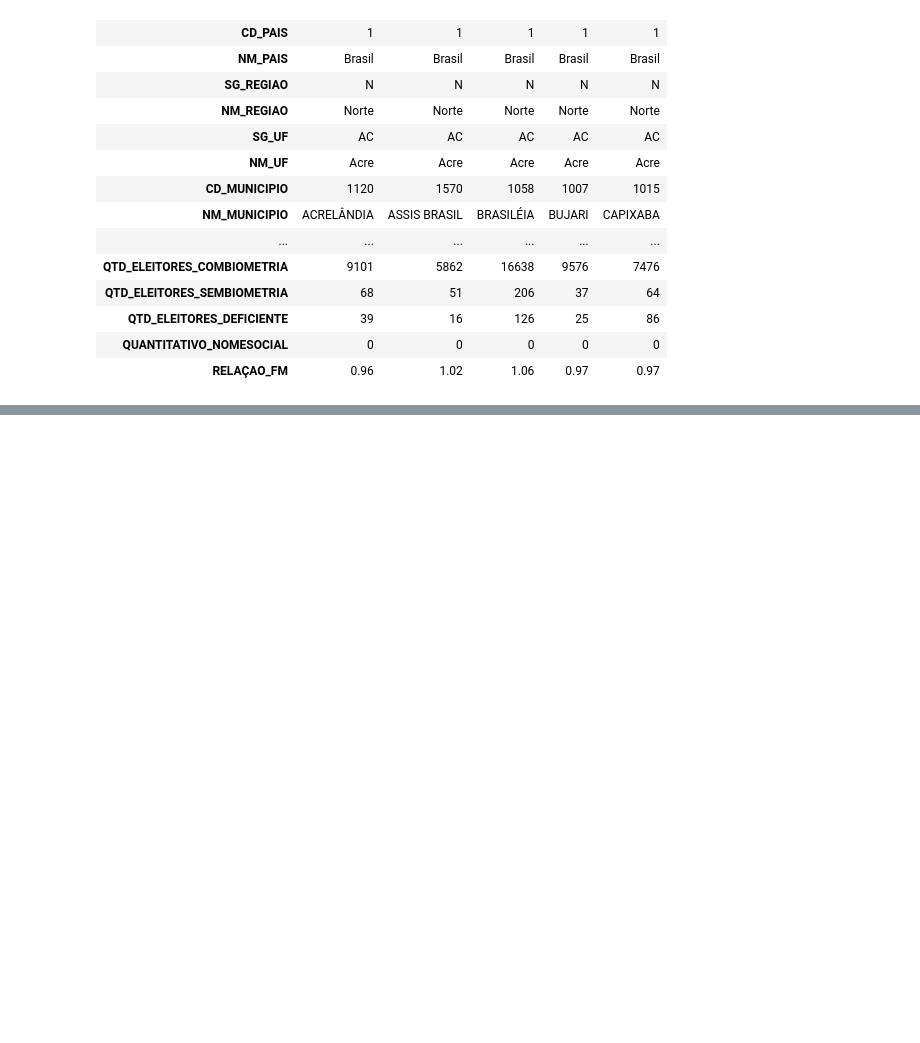
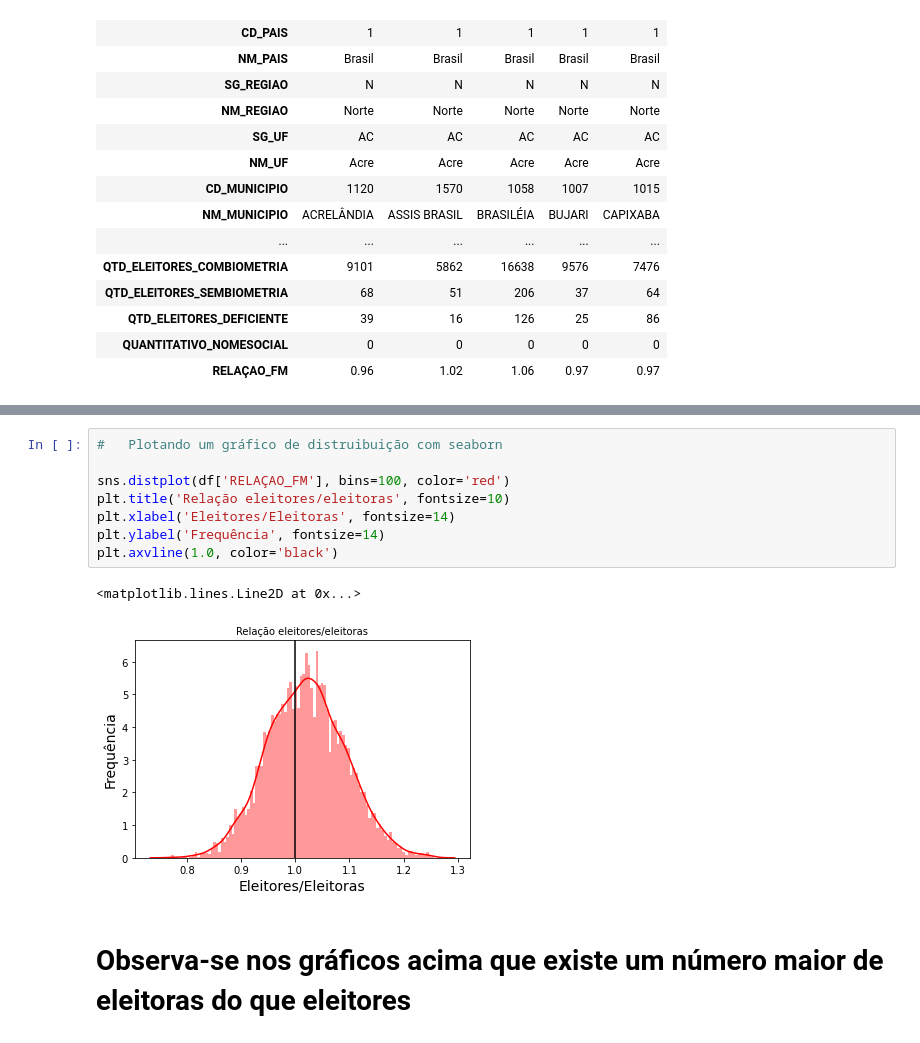
Before and after one commit to kauebr/Eleitorais, a Jupyter notebook: Eleitorado Município 2020/Eleitores_Municipios.ipynb, the cells around one changed output, grey strips where cells are left out. Drawn from its saved outputs; the diff is of its cells as text; blank space fills up the shorter version.

```diff
--- a/Eleitorado Município 2020/Eleitores_Municipios.ipynb
+++ b/Eleitorado Município 2020/Eleitores_Municipios.ipynb
@@ -284,0 +303,13 @@ df.nsmallest(10, 'RELAÇAO_FM').T
+# %%
+#   Plotando um gráfico de distruibuição com seaborn
+
+sns.distplot(df['RELAÇAO_FM'], bins=100, color='red')
+plt.title('Relação eleitores/eleitoras', fontsize=10)
+plt.xlabel('Eleitores/Eleitoras', fontsize=14)
+plt.ylabel('Frequência', fontsize=14)
+plt.axvline(1.0, color='black')
+# %% [output]
+<matplotlib.lines.Line2D at 0x...>
+[figure, added]
+# %% [markdown]
+# Observa-se nos gráficos acima que existe um número maior de eleitoras do que eleitores
```
Also changed, not shown: parts of 4 cells of this notebook.
